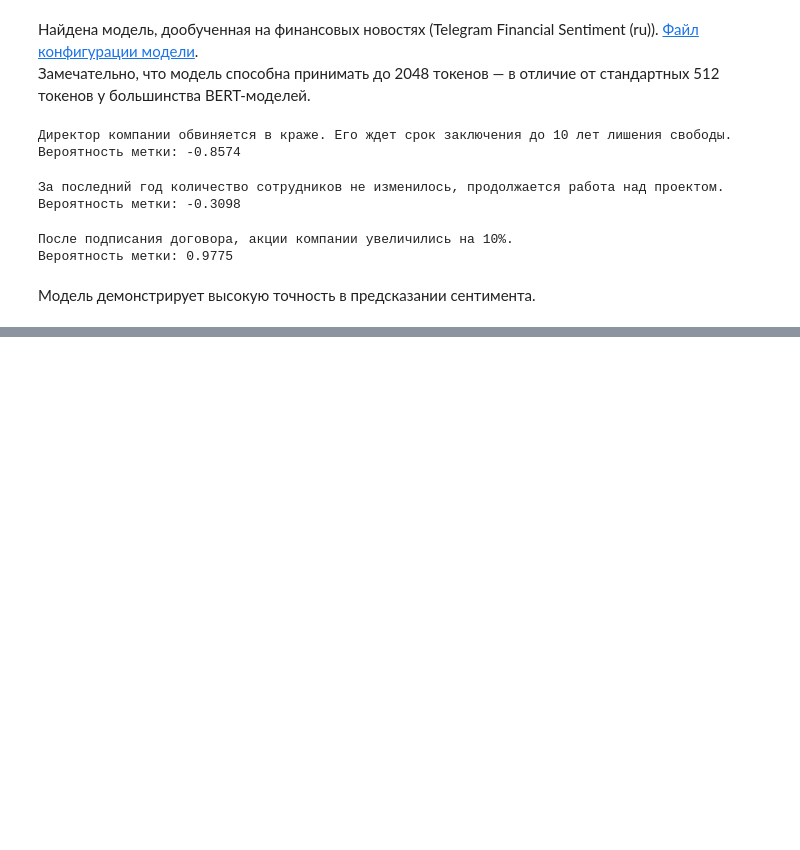
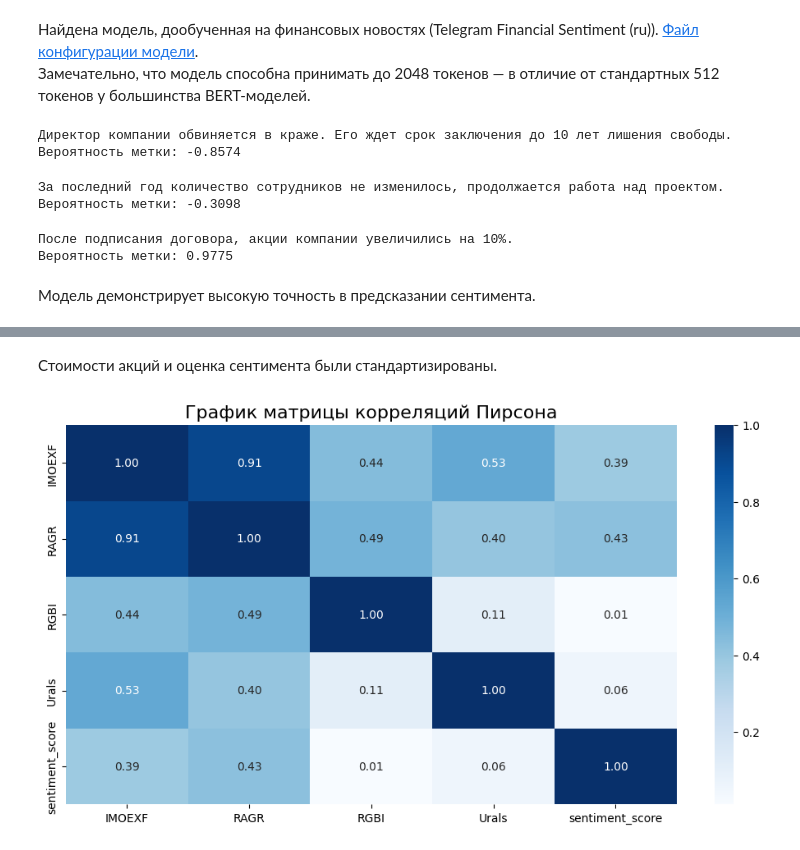
Before and after one commit to serguntsov/NLP_MARKET_PREDICTIONS, a Jupyter notebook: news_that_move_markets.ipynb, the cells around one changed output, grey strips where cells are left out. Drawn from its saved outputs; the diff is of its cells as text; code cells hidden in the pictures; blank space fills up the shorter version.

```diff
--- a/news_that_move_markets.ipynb
+++ b/news_that_move_markets.ipynb
@@ -460,0 +495,19 @@ data_ragr['sentiment_score'] = progress_preds(data_ragr)
+# %%
+scaler = MinMaxScaler()
+
+scaled = scaler.fit_transform(group_date)
+scaled_prices_sem = pd.DataFrame(data=scaled, columns=scaler.get_feature_names_out(), index=group_date.index)
+# %% [markdown]
+Стоимости акций и оценка сентимента были стандартизированы.
+# %%
+plt.figure(figsize=(12, 6))
+
+plt.title('График матрицы корреляций Пирсона', fontsize=16)
+sns.heatmap(np.abs(scaled_prices_sem.corr()),
+            annot=True,
+            fmt='.2f',
+            cmap='Blues')
+
+plt.show()
+# %% [output]
+[figure, added]
```
Also changed, not shown: parts of 19 cells of this notebook.
